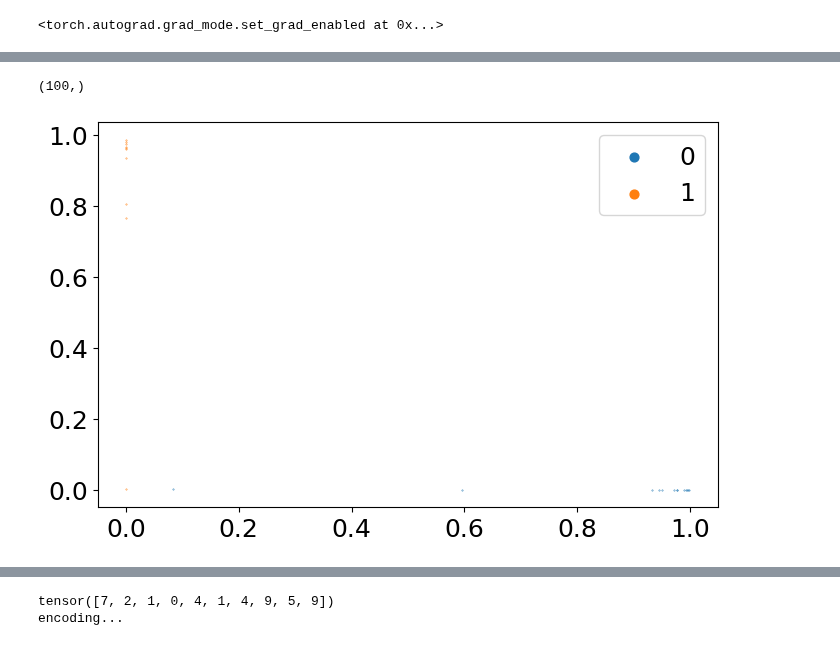
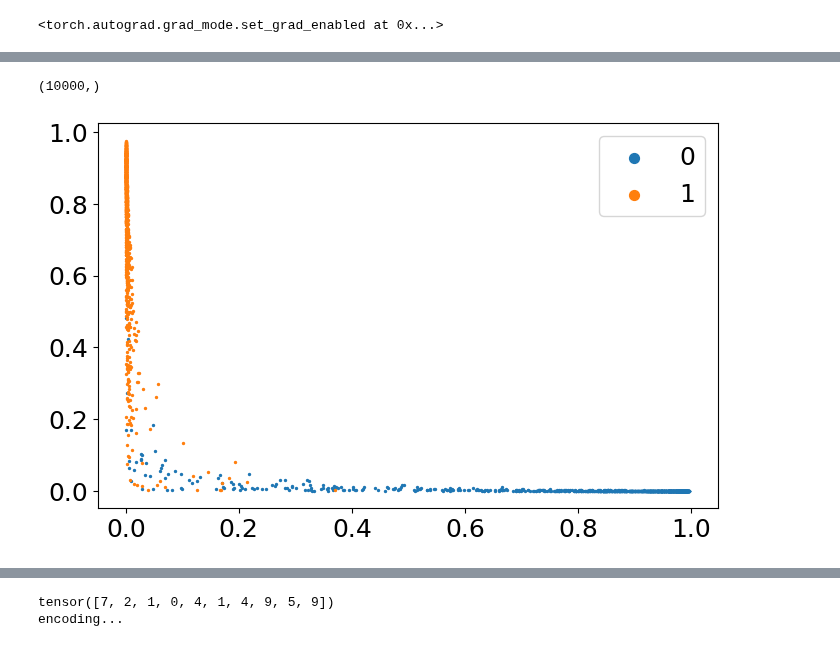
Before and after one commit to jovako/FFF_fiberlearning, a Jupyter notebook: notebooks/FIF PythAE benchmark/Classifier.ipynb, the cells around one changed output, grey strips where cells are left out. Cells and saved outputs as stored; diff of their text form; code cells hidden in the pictures.

```diff
--- a/notebooks/FIF PythAE benchmark/Classifier.ipynb
+++ b/notebooks/FIF PythAE benchmark/Classifier.ipynb
@@ -161,5 +138,5 @@ tensor([[6.0260e-08, 2.2809e-10, 3.1849e-05, 3.1336e-08, 2.4322e-10, 2.4814e-05,
 # %%
-save = False
+save = True
 plot_dir = "emnist/GTs/Class"
 from pathlib import Path
 import shutil
@@ -177,29 +154,29 @@ encoding testdata...
 # %%
 plt.figure(figsize=[8,5])
 N = 10000
 z_val = data["test_y"][-N:]
 z_train = data["train_y"]
 center = np.mean(z_train)
 std = np.std(z_train)
 
 #z_train = (z_train - center) / std
 #z_val = (z_val - center) / std
 #z_test = (z_test - center) / std
 y = np.argmax(data["test_l"][-N:],axis=1)
 z0 = z_val[:,0]
 z1 = z_val[:,1]
 print(y.shape)
 for i in range(2):
     z0i = z0[y==i]
     z1i = z1[y==i]
-    plt.scatter(z0i,z1i, s=0.1, label=i)
-plt.legend(markerscale=20.)
+    plt.scatter(z0i,z1i, s=2, label=i)
+plt.legend(markerscale=5.)
 
 if save:
     plt.savefig(f"plots/{plot_dir}/0_1.png", bbox_inches='tight')
 # %% [output]
-(100,)
+(10000,)
-[figure, old version]
+[figure, new version]
 # %%
 reducer = umap.UMAP()
 embedding = reducer.fit_transform(z_val)
```
Also changed, not shown: parts of 6 cells of this notebook, 2 other files.
